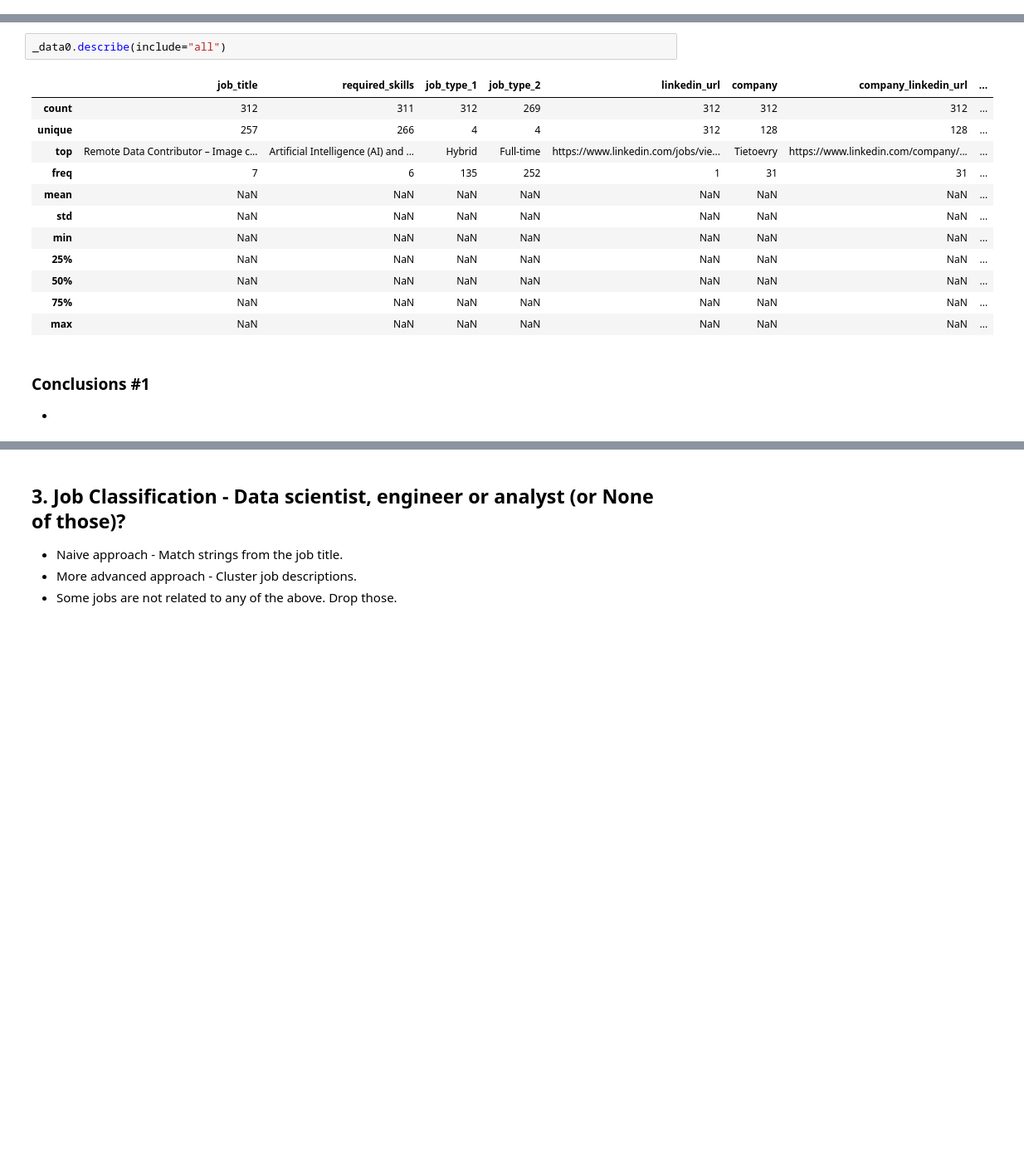
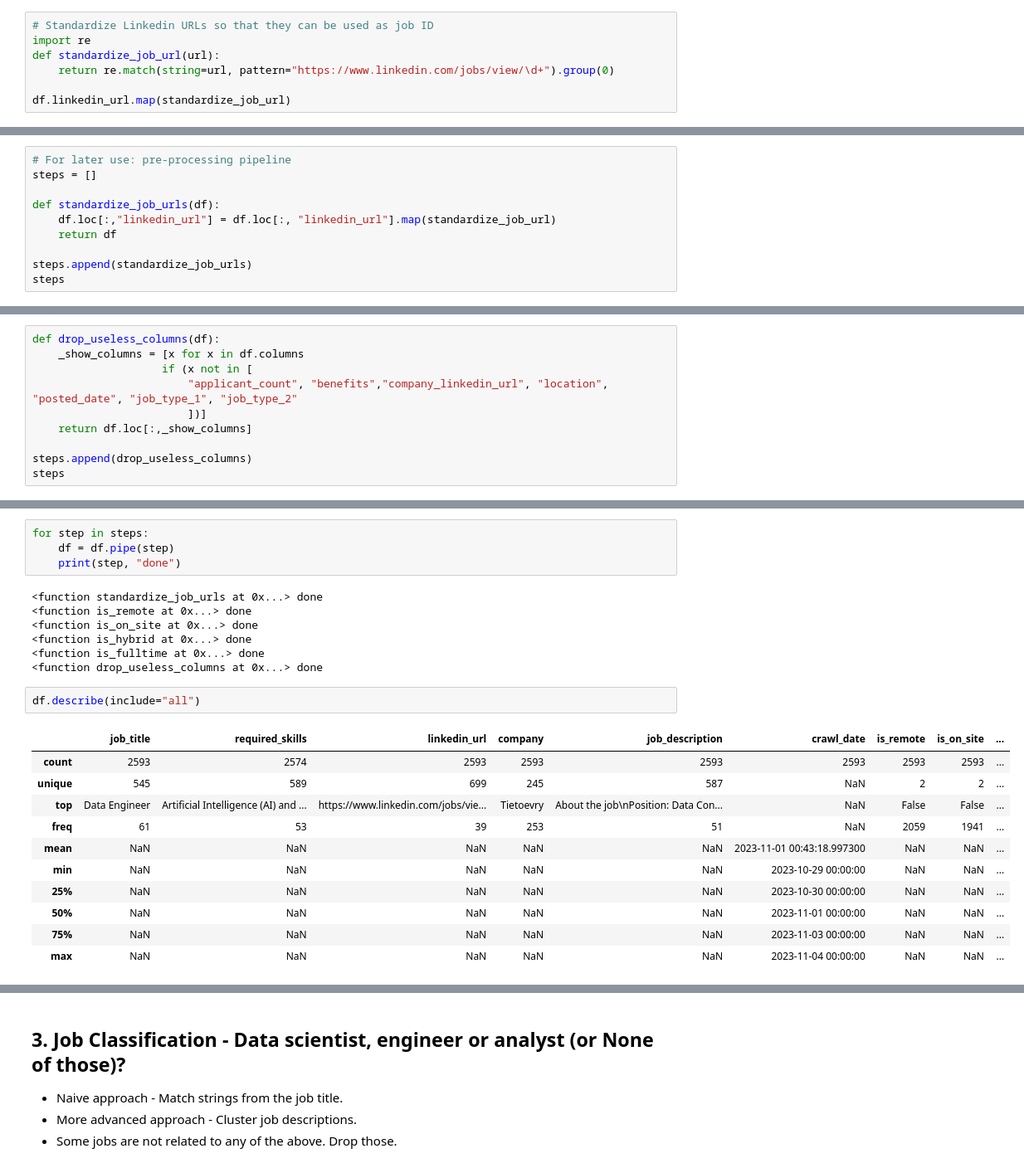
Before and after one commit to karoteeni110/ds-employment-landscape, a Jupyter notebook: notebooks/02-EDA.ipynb, the cells around one changed output, grey strips where cells are left out. Shown at 83% size. Drawn from its saved outputs; the diff is of its cells as text; blank space fills up the shorter version.

Commit message:
EDA 2/3 done

```diff
--- a/notebooks/02-EDA.ipynb
+++ b/notebooks/02-EDA.ipynb
@@ -34,0 +130,7 @@ len(_data0.linkedin_url.unique())
+# %%
+# Standardize Linkedin URLs so that they can be used as job ID
+import re
+def standardize_job_url(url):
+    return re.match(string=url, pattern="https://www.linkedin.com/jobs/view/\d+").group(0)
+
+df.linkedin_url.map(standardize_job_url)
@@ -34,0 +154,10 @@ len(_data0.linkedin_url.unique())
+# %%
+# For later use: pre-processing pipeline
+steps = []
+
+def standardize_job_urls(df):
+    df.loc[:,"linkedin_url"] = df.loc[:, "linkedin_url"].map(standardize_job_url)
+    return df
+
+steps.append(standardize_job_urls)
+steps
@@ -34,0 +264,10 @@ len(_data0.linkedin_url.unique())
+# %%
+def drop_useless_columns(df):
+    _show_columns = [x for x in df.columns
+                    if (x not in [
+                        "applicant_count", "benefits","company_linkedin_url", "location", "posted_date", "job_type_1", "job_type_2"
+                        ])]
+    return df.loc[:,_show_columns]
+
+steps.append(drop_useless_columns)
+steps
@@ -35,19 +281,25 @@ len(_data0.linkedin_url.unique())
+# %%
+for step in steps:
+    df = df.pipe(step)
+    print(step, "done")
+# %% [output]
+<function standardize_job_urls at 0x...> done
+<function is_remote at 0x...> done
+<function is_on_site at 0x...> done
+<function is_hybrid at 0x...> done
+<function is_fulltime at 0x...> done
+<function drop_useless_columns at 0x...> done
 # %%
-_data0.describe(include="all")
+df.describe(include="all")
 # %% [output]
-|  | job_title | required_skills | job_type_1 | job_type_2 | linkedin_url | company | company_linkedin_url | ... |
-| count | 312 | 311 | 312 | 269 | 312 | 312 | 312 | ... |
-| unique | 257 | 266 | 4 | 4 | 312 | 128 | 128 | ... |
-| top | Remote Data Contributor – Image c... | Artificial Intelligence (AI) and ... | Hybrid | Full-time | https://www.linkedin.com/jobs/vie... | Tietoevry | https://www.linkedin.com/company/... | ... |
-| freq | 7 | 6 | 135 | 252 | 1 | 31 | 31 | ... |
-| mean | NaN | NaN | NaN | NaN | NaN | NaN | NaN | ... |
-| std | NaN | NaN | NaN | NaN | NaN | NaN | NaN | ... |
-| min | NaN | NaN | NaN | NaN | NaN | NaN | NaN | ... |
-| 25% | NaN | NaN | NaN | NaN | NaN | NaN | NaN | ... |
-| 50% | NaN | NaN | NaN | NaN | NaN | NaN | NaN | ... |
-| 75% | NaN | NaN | NaN | NaN | NaN | NaN | NaN | ... |
-| max | NaN | NaN | NaN | NaN | NaN | NaN | NaN | ... |
+|  | job_title | required_skills | linkedin_url | company | job_description | crawl_date | is_remote | is_on_site | ... |
+| count | 2593 | 2574 | 2593 | 2593 | 2593 | 2593 | 2593 | 2593 | ... |
+| unique | 545 | 589 | 699 | 245 | 587 | NaN | 2 | 2 | ... |
+| top | Data Engineer | Artificial Intelligence (AI) and ... | https://www.linkedin.com/jobs/vie... | Tietoevry | About the job\nPosition: Data Con... | NaN | False | False | ... |
+| freq | 61 | 53 | 39 | 253 | 51 | NaN | 2059 | 1941 | ... |
+| mean | NaN | NaN | NaN | NaN | NaN | 2023-11-01 00:43:18.997300 | NaN | NaN | ... |
+| min | NaN | NaN | NaN | NaN | NaN | 2023-10-29 00:00:00 | NaN | NaN | ... |
+| 25% | NaN | NaN | NaN | NaN | NaN | 2023-10-30 00:00:00 | NaN | NaN | ... |
+| 50% | NaN | NaN | NaN | NaN | NaN | 2023-11-01 00:00:00 | NaN | NaN | ... |
+| 75% | NaN | NaN | NaN | NaN | NaN | 2023-11-03 00:00:00 | NaN | NaN | ... |
+| max | NaN | NaN | NaN | NaN | NaN | 2023-11-04 00:00:00 | NaN | NaN | ... |
-# %% [markdown]
-### Conclusions #1
-
--
```
Also changed, not shown: parts of 45 cells of this notebook.
